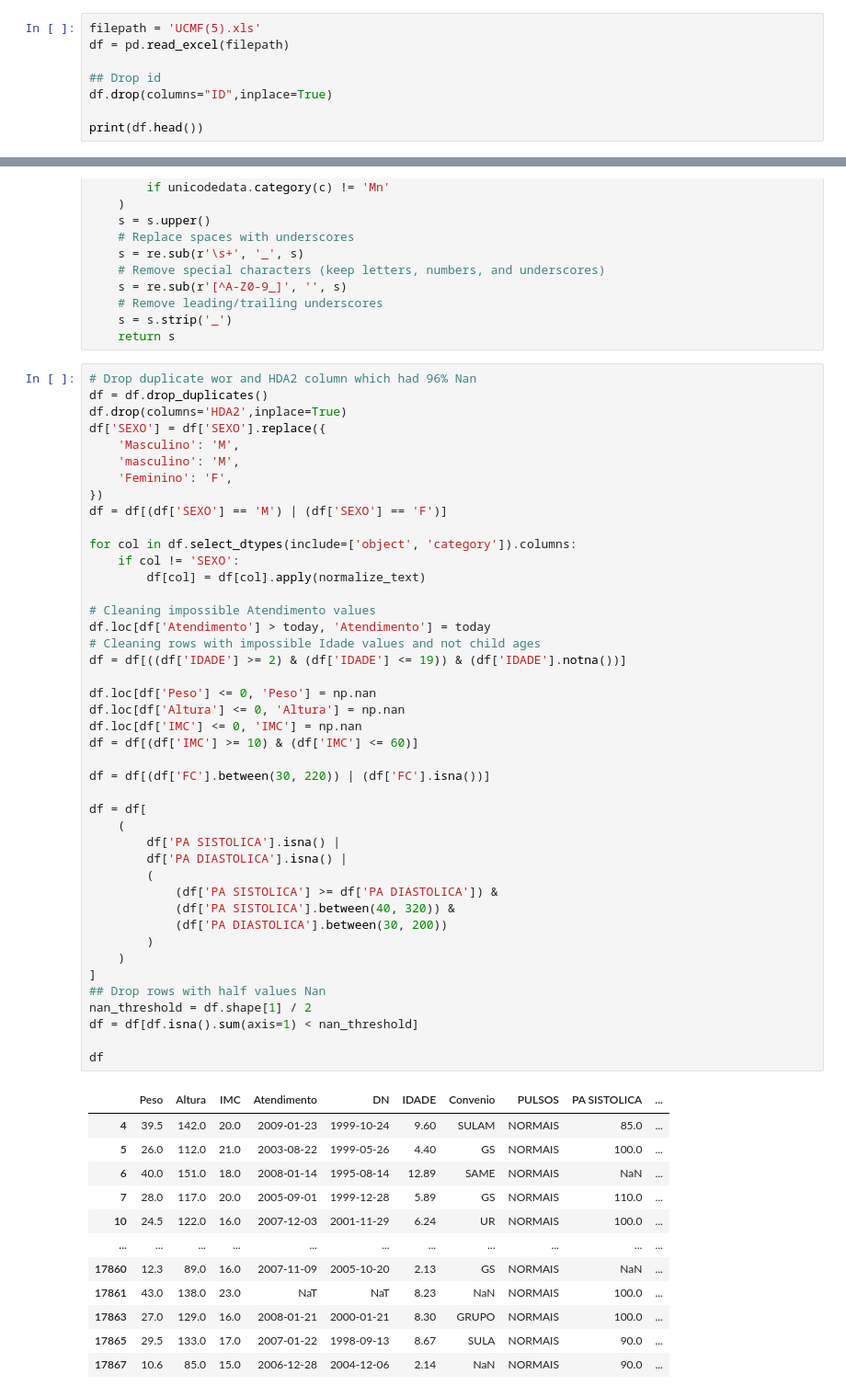
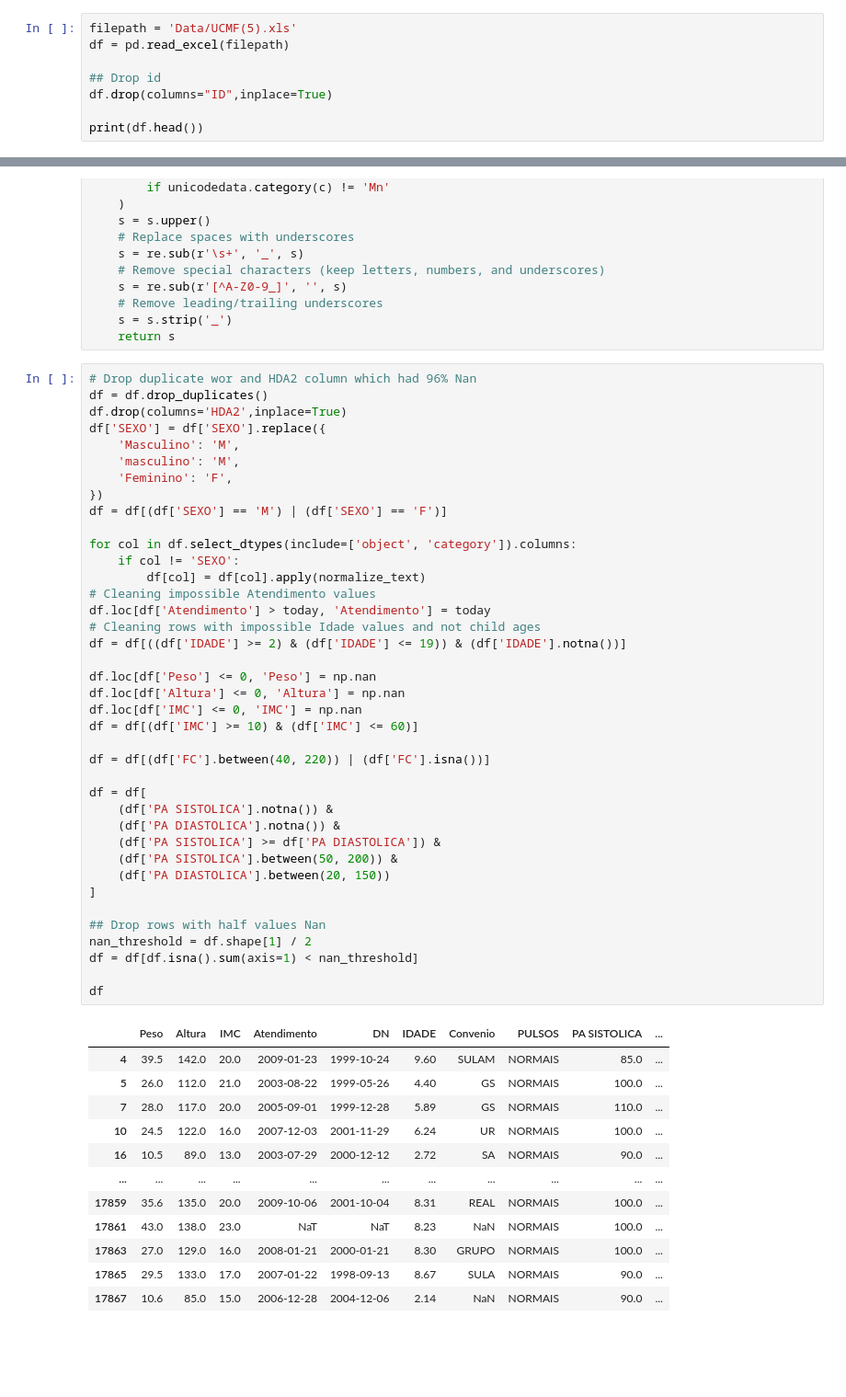
Before and after one commit to Proenca13/Project_FDS, a Jupyter notebook: PredictingCardiacDiseasesChildren.ipynb, the cells around one changed output, grey strips where cells are left out. Shown at 92% size. Saved outputs shown, nothing was run; the diff lists cells and outputs as text; blank space fills up the shorter version.

```diff
--- a/PredictingCardiacDiseasesChildren.ipynb
+++ b/PredictingCardiacDiseasesChildren.ipynb
@@ -12,7 +12,7 @@ import re
 # %% [markdown]
 ## Read Dataset And Initial Exploration
 # %%
-filepath = 'UCMF(5).xls'
+filepath = 'Data/UCMF(5).xls'
 df = pd.read_excel(filepath)
 
 ## Drop id
@@ -379,49 +379,45 @@ df['SEXO'] = df['SEXO'].replace({
     'masculino': 'M',
     'Feminino': 'F',
 })
 df = df[(df['SEXO'] == 'M') | (df['SEXO'] == 'F')]
 
 for col in df.select_dtypes(include=['object', 'category']).columns:
     if col != 'SEXO':
         df[col] = df[col].apply(normalize_text)
-
 # Cleaning impossible Atendimento values
 df.loc[df['Atendimento'] > today, 'Atendimento'] = today
 # Cleaning rows with impossible Idade values and not child ages
 df = df[((df['IDADE'] >= 2) & (df['IDADE'] <= 19)) & (df['IDADE'].notna())]
 
 df.loc[df['Peso'] <= 0, 'Peso'] = np.nan
 df.loc[df['Altura'] <= 0, 'Altura'] = np.nan
 df.loc[df['IMC'] <= 0, 'IMC'] = np.nan
 df = df[(df['IMC'] >= 10) & (df['IMC'] <= 60)]
 
-df = df[(df['FC'].between(30, 220)) | (df['FC'].isna())]
+df = df[(df['FC'].between(40, 220)) | (df['FC'].isna())]
 
 df = df[
-    (
-        df['PA SISTOLICA'].isna() |
-        df['PA DIASTOLICA'].isna() |
-        (
-            (df['PA SISTOLICA'] >= df['PA DIASTOLICA']) &
-            (df['PA SISTOLICA'].between(40, 320)) &
-            (df['PA DIASTOLICA'].between(30, 200))
-        )
-    )
+    (df['PA SISTOLICA'].notna()) &
+    (df['PA DIASTOLICA'].notna()) &
+    (df['PA SISTOLICA'] >= df['PA DIASTOLICA']) &
+    (df['PA SISTOLICA'].between(50, 200)) &
+    (df['PA DIASTOLICA'].between(20, 150))
 ]
+
 ## Drop rows with half values Nan
 nan_threshold = df.shape[1] / 2
 df = df[df.isna().sum(axis=1) < nan_threshold]
 
 df
 # %% [output]
 |  | Peso | Altura | IMC | Atendimento | DN | IDADE | Convenio | PULSOS | PA SISTOLICA | ... |
 | 4 | 39.5 | 142.0 | 20.0 | 2009-01-23 | 1999-10-24 | 9.60 | SULAM | NORMAIS | 85.0 | ... |
 | 5 | 26.0 | 112.0 | 21.0 | 2003-08-22 | 1999-05-26 | 4.40 | GS | NORMAIS | 100.0 | ... |
-| 6 | 40.0 | 151.0 | 18.0 | 2008-01-14 | 1995-08-14 | 12.89 | SAME | NORMAIS | NaN | ... |
 | 7 | 28.0 | 117.0 | 20.0 | 2005-09-01 | 1999-12-28 | 5.89 | GS | NORMAIS | 110.0 | ... |
 | 10 | 24.5 | 122.0 | 16.0 | 2007-12-03 | 2001-11-29 | 6.24 | UR | NORMAIS | 100.0 | ... |
+| 16 | 10.5 | 89.0 | 13.0 | 2003-07-29 | 2000-12-12 | 2.72 | SA | NORMAIS | 90.0 | ... |
 | ... | ... | ... | ... | ... | ... | ... | ... | ... | ... | ... |
-| 17860 | 12.3 | 89.0 | 16.0 | 2007-11-09 | 2005-10-20 | 2.13 | GS | NORMAIS | NaN | ... |
+| 17859 | 35.6 | 135.0 | 20.0 | 2009-10-06 | 2001-10-04 | 8.31 | REAL | NORMAIS | 100.0 | ... |
 | 17861 | 43.0 | 138.0 | 23.0 | NaT | NaT | 8.23 | NaN | NORMAIS | 100.0 | ... |
 | 17863 | 27.0 | 129.0 | 16.0 | 2008-01-21 | 2000-01-21 | 8.30 | GRUPO | NORMAIS | 100.0 | ... |
 | 17865 | 29.5 | 133.0 | 17.0 | 2007-01-22 | 1998-09-13 | 8.67 | SULA | NORMAIS | 90.0 | ... |
```
Also changed, not shown: parts of 4 cells of this notebook, 3 other files.
